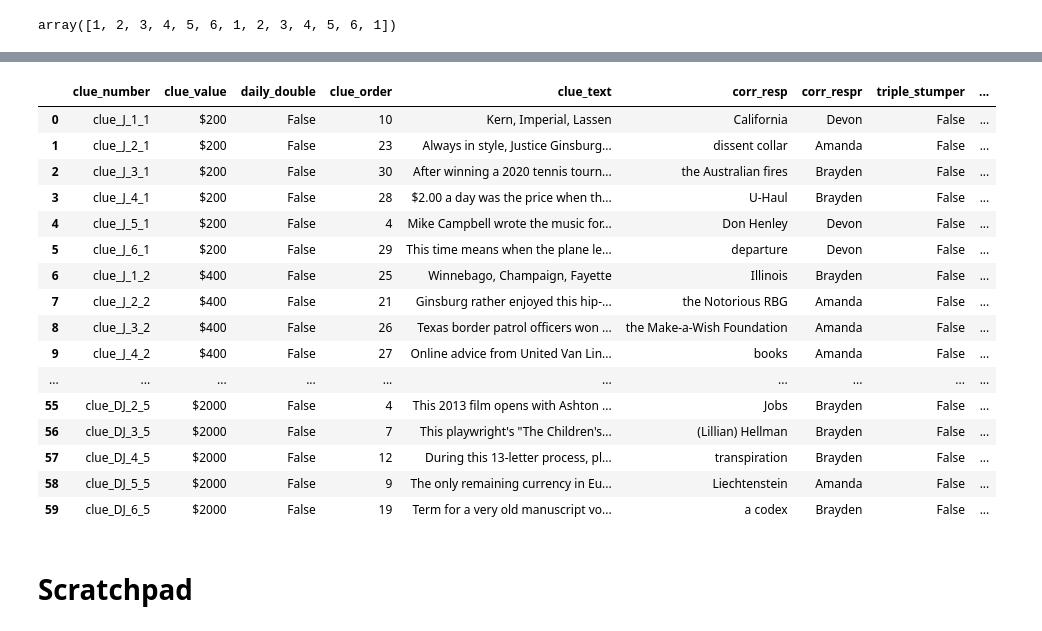
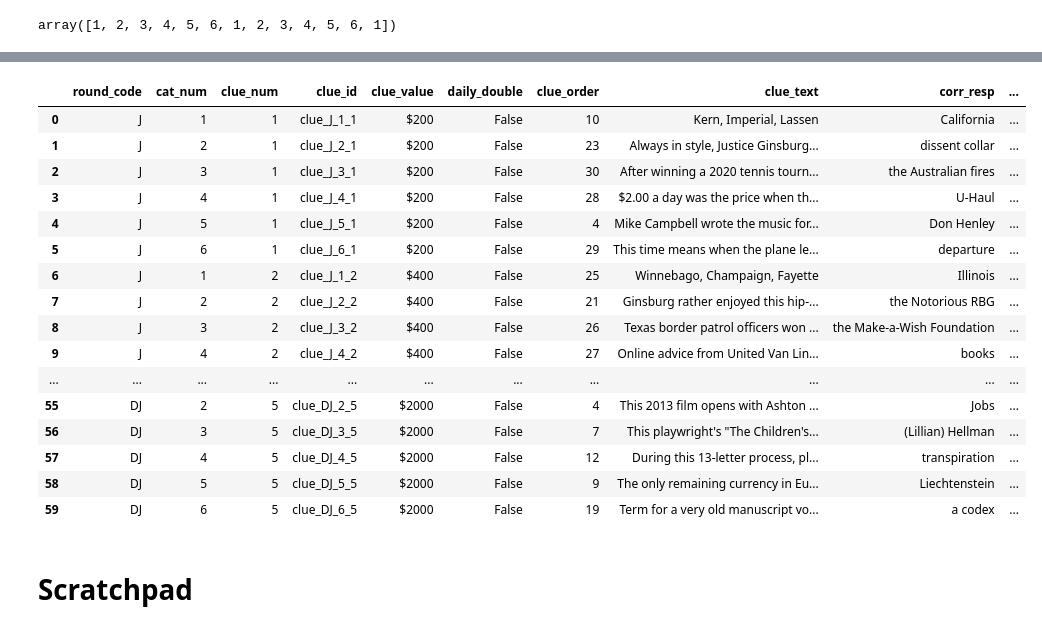
Before and after one commit to maggimckenzie/midcourse_mm, a Jupyter notebook: j_archive_scraping.ipynb, the cells around one changed output, grey strips where cells are left out. Saved outputs shown, nothing was run; the diff lists cells and outputs as text; code cells hidden in the pictures.

```diff
--- a/j_archive_scraping.ipynb
+++ b/j_archive_scraping.ipynb
@@ -234,9 +259,11 @@ all_rows = []
 for clue in clues:
     new_row = []
     #Get our clue number, which tells us the round, category, and board position
-    clue_number = clue.find('td', class_='clue_text')['id']
+    clue_id = clue.find('td', class_='clue_text')['id']
     #What round is this?
-    round_code = clue_number.split('_')[1]
+    round_code = clue_id.split('_')[1]
+    cat_num = clue_id.split('_')[2] if not round_code == 'FJ' else 1
+    clue_num = clue_id.split('_')[3] if not round_code == 'FJ' else 1
     if not round_code == 'FJ':
         #Get our clue value
         #DD does not have a clue_value, it has a clue_value_daily_double
@@ -247,7 +274,9 @@ for clue in clues:
         clue_text = clue.find('td', class_='clue_text').text
         corr_resp = BeautifulSoup(clue.find('div', onmouseover=True).get('onmouseover'))
         #Check for clues with no correct responder, and set the flag
-        corr_respr = '' if not corr_resp.find('td', class_='right') else corr_resp.find('td', class_='right').text
+        corr_respr1 = '' if not corr_resp.find('td', class_='right') else corr_resp.find('td', class_='right').text
+        corr_respr2 = ''
+        corr_respr3 = ''
         triple_stumper = True if not corr_resp.find('td', class_='right') else False
         incorr_resprs = corr_resp.findAll('td', class_='wrong')
         #Okay, THIS is ugly
@@ -261,6 +290,12 @@ for clue in clues:
         if len(incorr_resprs) == 3:
             incorr_respr3 = '' if incorr_resprs[2].text == 'Triple Stumper' else incorr_resprs[2].text
         corr_resp = corr_resp.find('em', class_='correct_response').text
-        new_row = [clue_number, clue_value, daily_double, clue_order, clue_text, corr_resp, corr_respr,
-                   triple_stumper, incorr_respr1, incorr_respr2, incorr_respr3]
+        new_row = [round_code, cat_num, clue_num, clue_id, clue_value, daily_double, clue_order, clue_text, corr_resp,
+                   corr_respr1, corr_respr2, corr_respr3, triple_stumper, incorr_respr1, incorr_respr2, incorr_respr3]
         all_rows.append(new_row)
+#    if round_code == 'FJ':
+        #td wrong - name & wager
+        #td right - name & wager
+        #em - corr resp
+        #clue text for clue id 'clue_FJ'
+        #triple stumper
@@ -291,26 +302,26 @@ all_rows
 # %%
 df = pd.DataFrame(all_rows)
-df.columns = ['clue_number', 'clue_value', 'daily_double', 'clue_order', 'clue_text', 'corr_resp', 'corr_respr',
-                   'triple_stumper', 'incorr_respr1', 'incorr_respr2', 'incorr_respr3']
+df.columns = ['round_code','cat_num','clue_num','clue_id', 'clue_value', 'daily_double', 'clue_order', 'clue_text', 'corr_resp',
+              'corr_respr1','corr_respr2','corr_respr3','triple_stumper', 'incorr_respr1', 'incorr_respr2', 'incorr_respr3']
 df
 # %% [output]
-|  | clue_number | clue_value | daily_double | clue_order | clue_text | corr_resp | corr_respr | triple_stumper | ... |
-| 0 | clue_J_1_1 | $200 | False | 10 | Kern, Imperial, Lassen | California | Devon | False | ... |
-| 1 | clue_J_2_1 | $200 | False | 23 | Always in style, Justice Ginsburg... | dissent collar | Amanda | False | ... |
-| 2 | clue_J_3_1 | $200 | False | 30 | After winning a 2020 tennis tourn... | the Australian fires | Brayden | False | ... |
-| 3 | clue_J_4_1 | $200 | False | 28 | $2.00 a day was the price when th... | U-Haul | Brayden | False | ... |
-| 4 | clue_J_5_1 | $200 | False | 4 | Mike Campbell wrote the music for... | Don Henley | Devon | False | ... |
-| 5 | clue_J_6_1 | $200 | False | 29 | This time means when the plane le... | departure | Devon | False | ... |
-| 6 | clue_J_1_2 | $400 | False | 25 | Winnebago, Champaign, Fayette | Illinois | Brayden | False | ... |
-| 7 | clue_J_2_2 | $400 | False | 21 | Ginsburg rather enjoyed this hip-... | the Notorious RBG | Amanda | False | ... |
-| 8 | clue_J_3_2 | $400 | False | 26 | Texas border patrol officers won ... | the Make-a-Wish Foundation | Amanda | False | ... |
-| 9 | clue_J_4_2 | $400 | False | 27 | Online advice from United Van Lin... | books | Amanda | False | ... |
-| ... | ... | ... | ... | ... | ... | ... | ... | ... | ... |
-| 55 | clue_DJ_2_5 | $2000 | False | 4 | This 2013 film opens with Ashton ... | Jobs | Brayden | False | ... |
-| 56 | clue_DJ_3_5 | $2000 | False | 7 | This playwright's "The Children's... | (Lillian) Hellman | Brayden | False | ... |
-| 57 | clue_DJ_4_5 | $2000 | False | 12 | During this 13-letter process, pl... | transpiration | Brayden | False | ... |
-| 58 | clue_DJ_5_5 | $2000 | False | 9 | The only remaining currency in Eu... | Liechtenstein | Amanda | False | ... |
-| 59 | clue_DJ_6_5 | $2000 | False | 19 | Term for a very old manuscript vo... | a codex | Brayden | False | ... |
+|  | round_code | cat_num | clue_num | clue_id | clue_value | daily_double | clue_order | clue_text | corr_resp | ... |
+| 0 | J | 1 | 1 | clue_J_1_1 | $200 | False | 10 | Kern, Imperial, Lassen | California | ... |
+| 1 | J | 2 | 1 | clue_J_2_1 | $200 | False | 23 | Always in style, Justice Ginsburg... | dissent collar | ... |
+| 2 | J | 3 | 1 | clue_J_3_1 | $200 | False | 30 | After winning a 2020 tennis tourn... | the Australian fires | ... |
+| 3 | J | 4 | 1 | clue_J_4_1 | $200 | False | 28 | $2.00 a day was the price when th... | U-Haul | ... |
+| 4 | J | 5 | 1 | clue_J_5_1 | $200 | False | 4 | Mike Campbell wrote the music for... | Don Henley | ... |
+| 5 | J | 6 | 1 | clue_J_6_1 | $200 | False | 29 | This time means when the plane le... | departure | ... |
+| 6 | J | 1 | 2 | clue_J_1_2 | $400 | False | 25 | Winnebago, Champaign, Fayette | Illinois | ... |
+| 7 | J | 2 | 2 | clue_J_2_2 | $400 | False | 21 | Ginsburg rather enjoyed this hip-... | the Notorious RBG | ... |
+| 8 | J | 3 | 2 | clue_J_3_2 | $400 | False | 26 | Texas border patrol officers won ... | the Make-a-Wish Foundation | ... |
+| 9 | J | 4 | 2 | clue_J_4_2 | $400 | False | 27 | Online advice from United Van Lin... | books | ... |
+| ... | ... | ... | ... | ... | ... | ... | ... | ... | ... | ... |
+| 55 | DJ | 2 | 5 | clue_DJ_2_5 | $2000 | False | 4 | This 2013 film opens with Ashton ... | Jobs | ... |
+| 56 | DJ | 3 | 5 | clue_DJ_3_5 | $2000 | False | 7 | This playwright's "The Children's... | (Lillian) Hellman | ... |
+| 57 | DJ | 4 | 5 | clue_DJ_4_5 | $2000 | False | 12 | During this 13-letter process, pl... | transpiration | ... |
+| 58 | DJ | 5 | 5 | clue_DJ_5_5 | $2000 | False | 9 | The only remaining currency in Eu... | Liechtenstein | ... |
+| 59 | DJ | 6 | 5 | clue_DJ_6_5 | $2000 | False | 19 | Term for a very old manuscript vo... | a codex | ... |
 # %%
 df.to_csv('data/j_clues.csv', index=False)
 # %% [markdown]
```
Also changed, not shown: parts of 20 cells of this notebook.
